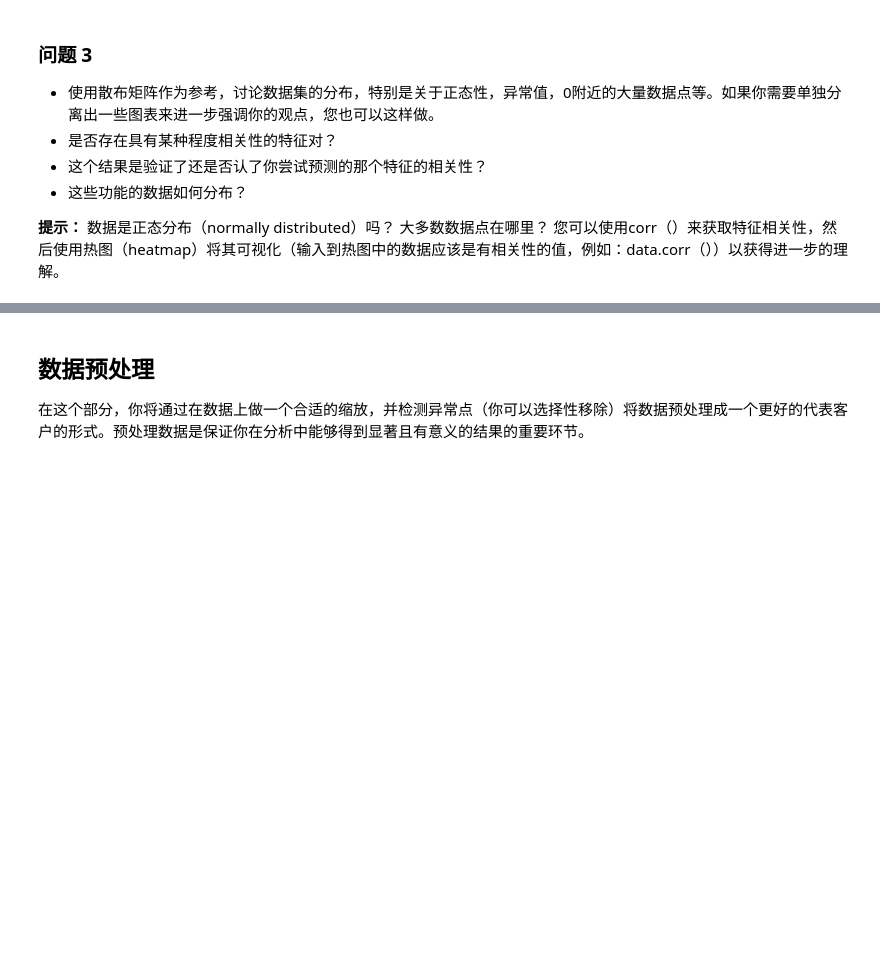
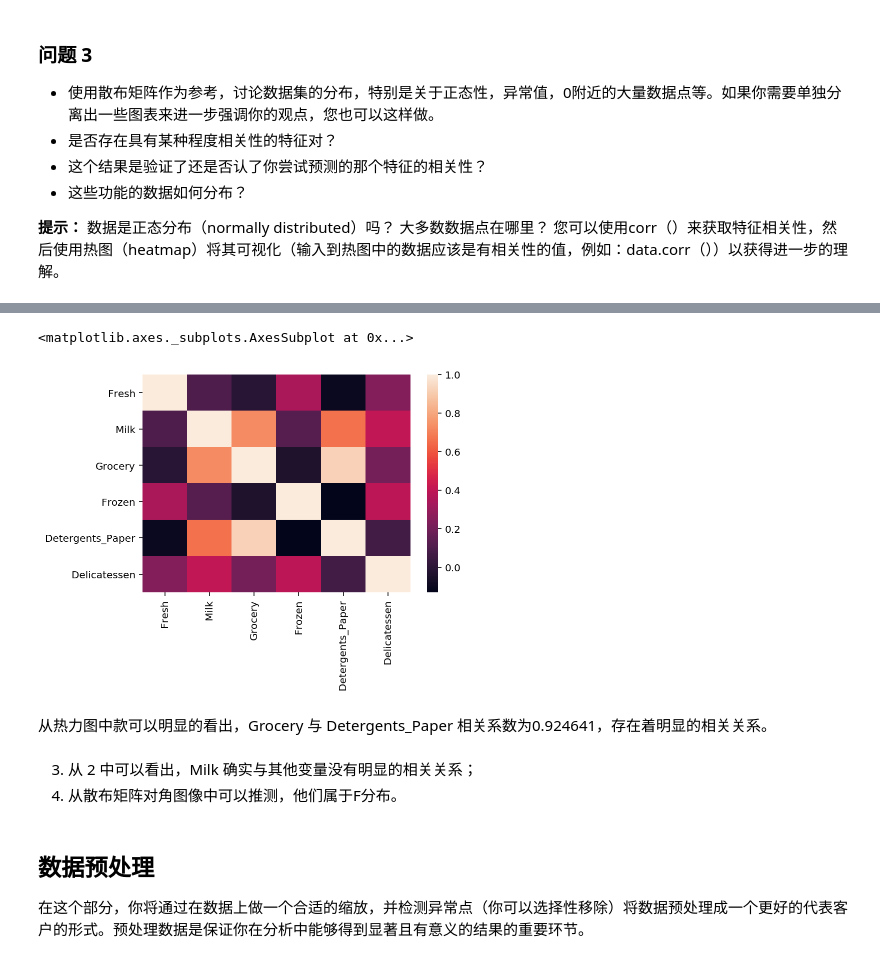
Before and after one commit to X1AOX1A/Udacity, a Jupyter notebook: customer_segments/customer_segments.ipynb, the cells around one changed output, grey strips where cells are left out. Saved outputs shown, nothing was run; the diff lists cells and outputs as text; code cells hidden in the pictures; blank space fills up the shorter version.

```diff
--- a/customer_segments/customer_segments.ipynb
+++ b/customer_segments/customer_segments.ipynb
@@ -147,3 +178,14 @@ pd.scatter_matrix(data, alpha = 0.3, figsize = (14,8), diagonal = 'kde');
+# %%
+import seaborn
+seaborn.heatmap(data.corr())
+# %% [output]
+<matplotlib.axes._subplots.AxesSubplot at 0x...>
+[figure, added]
+# %% [markdown]
+从热力图中款可以明显的看出，Grocery 与 Detergents_Paper 相关系数为0.924641，存在着明显的相关关系。
+# %% [markdown]
+3. 从 2 中可以看出，Milk 确实与其他变量没有明显的相关关系；
+4. 从散布矩阵对角图像中可以推测，他们属于F分布。
 # %% [markdown]
 ## 数据预处理
 在这个部分，你将通过在数据上做一个合适的缩放，并检测异常点（你可以选择性移除）将数据预处理成一个更好的代表客户的形式。预处理数据是保证你在分析中能够得到显著且有意义的结果的重要环节。
```
Also changed, not shown: parts of 42 cells of this notebook, 1 other file.
